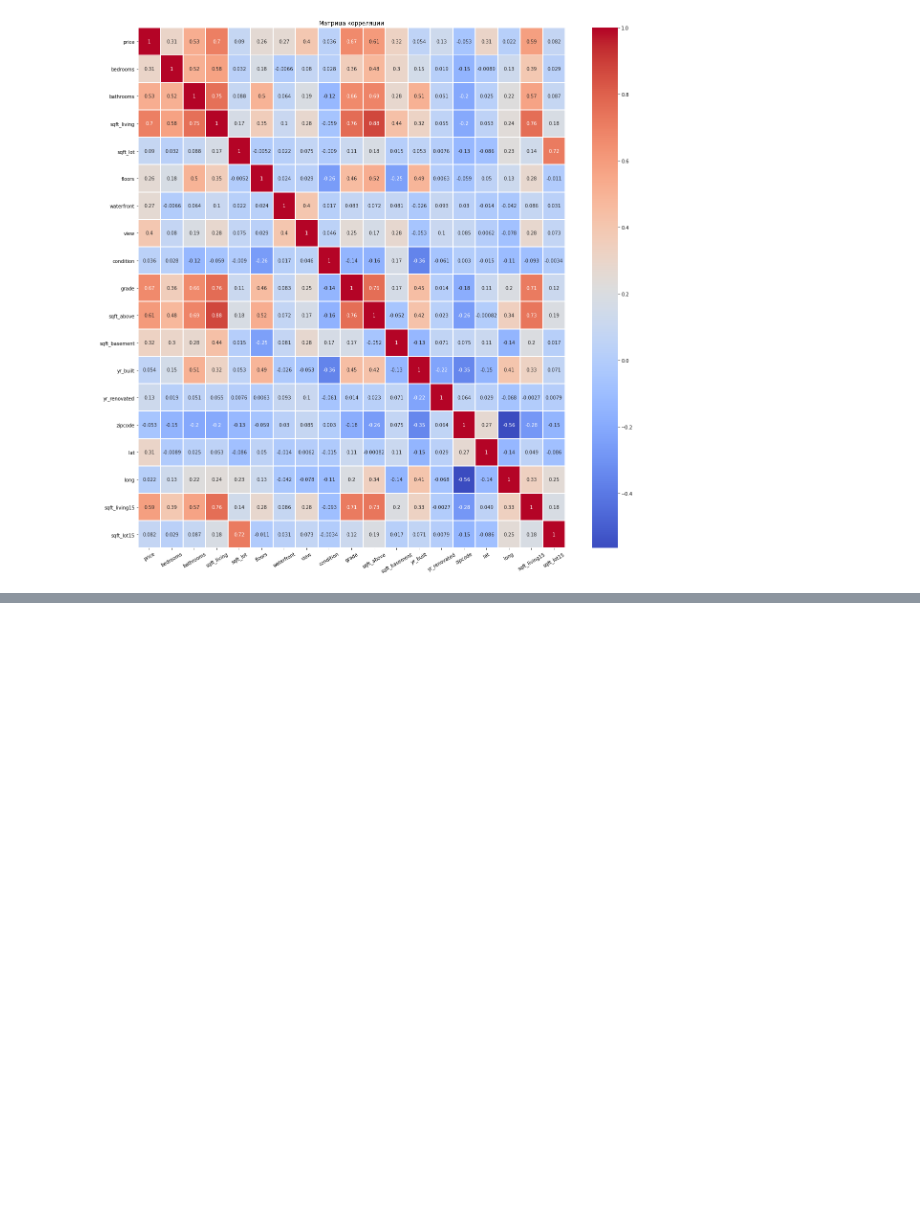
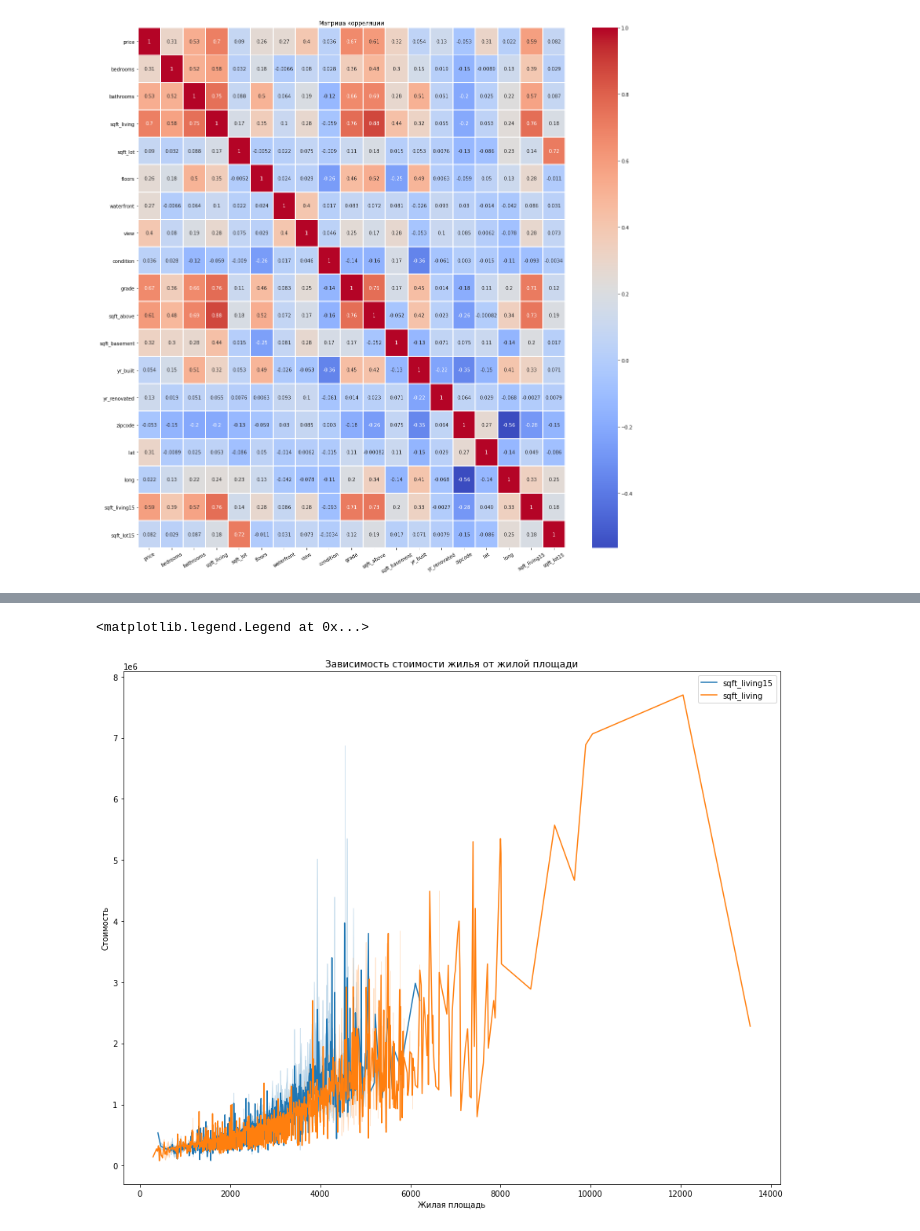
Before and after one commit to alexanechka/python_analitics, a Jupyter notebook: hw_04.ipynb, the cells around one changed output, grey strips where cells are left out. Cells and saved outputs as stored; diff of their text form; code cells hidden in the pictures; blank space fills up the shorter version.

```diff
--- a/hw_04.ipynb
+++ b/hw_04.ipynb
@@ -201,0 +229,13 @@ plt.bar(df['grade'], df['price'])
+# %%
+plt.figure(figsize=(15,12))
+
+sns.lineplot(x=df['sqft_living15'],y=df['price'])
+sns.lineplot(x=df['sqft_living'],y=df['price'])
+plt.title('Зависимость стоимости жилья от жилой площади')
+plt.xlabel('Жилая площадь')
+plt.ylabel('Стоимость')
+
+plt.legend(['sqft_living15', 'sqft_living'])
+# %% [output]
+<matplotlib.legend.Legend at 0x...>
+[figure, added]
```
Also changed, not shown: parts of 8 cells of this notebook.
